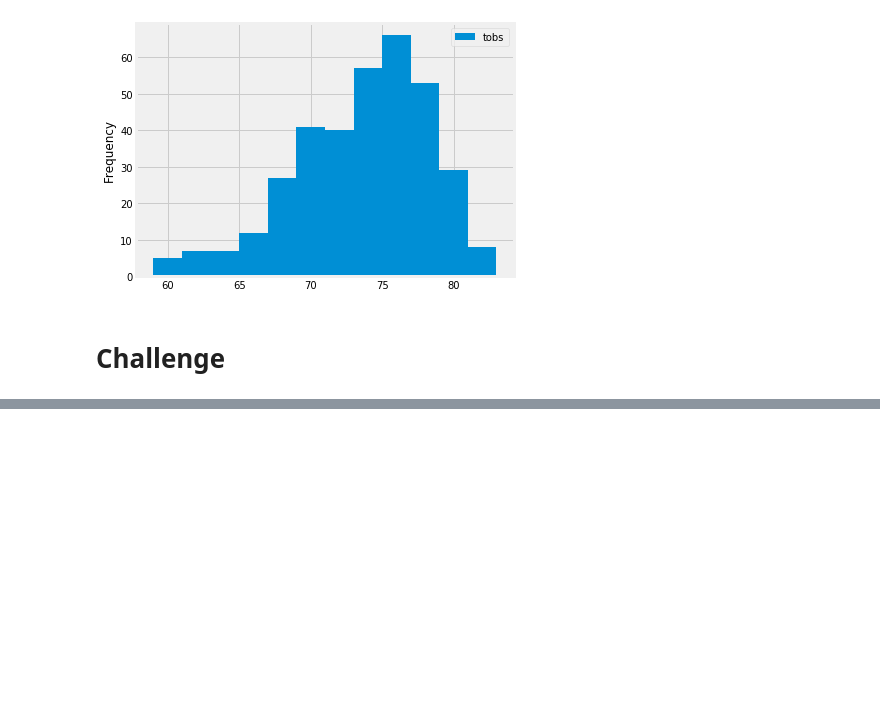
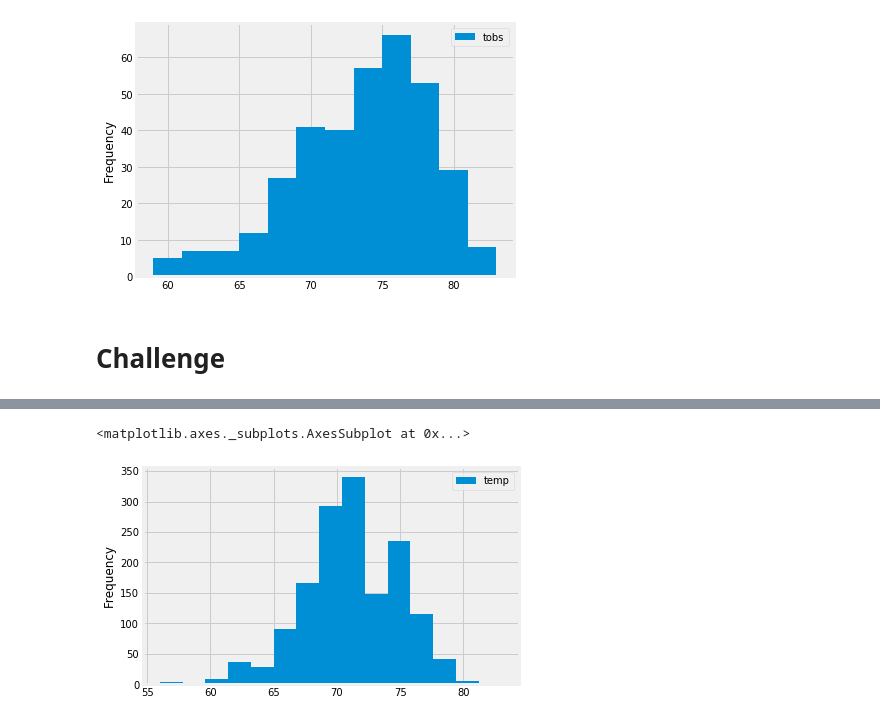
Before and after one commit to edyeh1991/surfs_up, a Jupyter notebook: climate_analysis.ipynb, the cells around one changed output, grey strips where cells are left out. Cells and saved outputs as stored; diff of their text form; code cells hidden in the pictures; blank space fills up the shorter version.

```diff
--- a/climate_analysis.ipynb
+++ b/climate_analysis.ipynb
@@ -118,0 +174,8 @@ plt.tight_layout()
+# %%
+dec_weather = session.query(Measurement.date, Measurement.tobs, Measurement.prcp).\
+    filter(func.extract('month', Measurement.date) == 12).all()
+# %%
+dec_df = pd.DataFrame(dec_weather, columns=['date', 'temp', 'prec'])
+dec_df.set_index(dec_df['date'], inplace = True)
+dec_df = dec_df.drop(columns = ['date'])
+dec_df
@@ -118,0 +209,6 @@ plt.tight_layout()
+# %%
+dec_temp_df = dec_df.drop(columns = ['prec'])
+dec_temp_df.plot.hist(bins = 15)
+# %% [output]
+<matplotlib.axes._subplots.AxesSubplot at 0x...>
+[figure, added]
```
Also changed, not shown: parts of 9 cells of this notebook.
